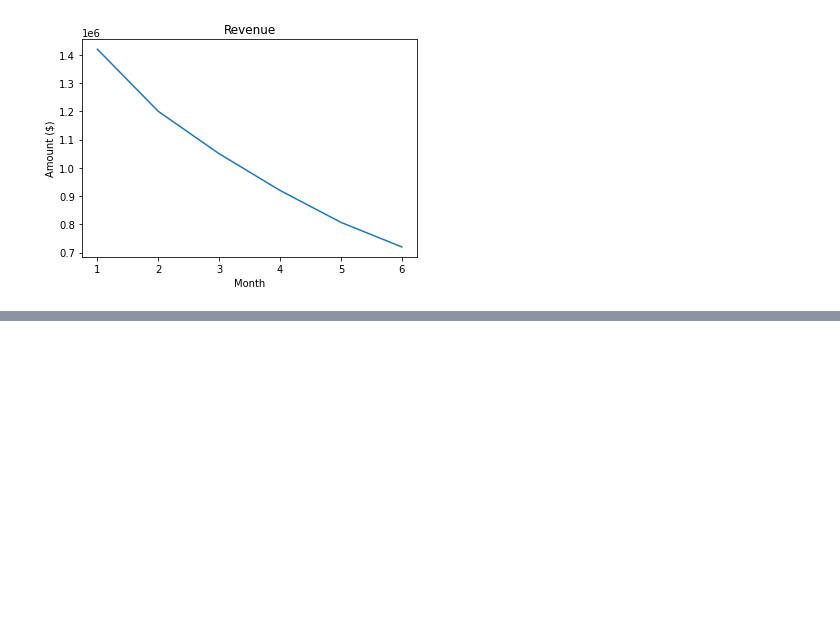
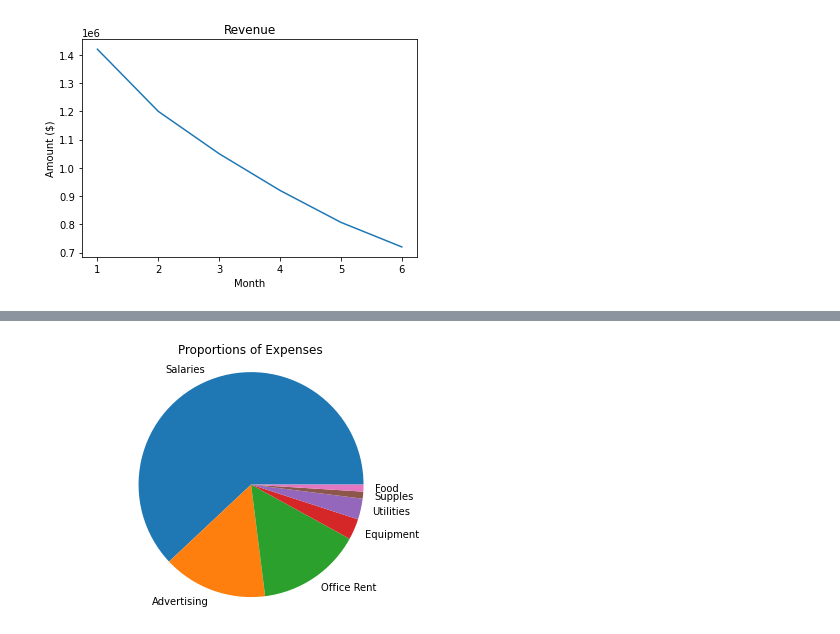
Before and after one commit to joeelorm/Data_Science, a Jupyter notebook: Projects/Start Up Transformation.ipynb, the cells around one changed output, grey strips where cells are left out. Saved outputs shown, nothing was run; the diff lists cells and outputs as text; code cells hidden in the pictures; blank space fills up the shorter version.

```diff
--- a/Projects/Start Up Transformation.ipynb
+++ b/Projects/Start Up Transformation.ipynb
@@ -53,0 +63,3 @@ plt.show()
+# %%
+expense_overview = pd.read_csv('/Users/elorm/Documents/Repos/Datasets/expenses.csv')
+print(expense_overview)
@@ -53,0 +75,12 @@ plt.show()
+# %%
+#Making a pie chart of expenses
+expense_categories = expense_overview['Expense']
+proportions = expense_overview['Proportion']
+plt.clf()
+plt.pie(proportions, labels = expense_categories, normalize = False)
+plt.title('Proportions of Expenses')
+plt.axis('Equal')
+plt.tight_layout()
+plt.show()
+# %% [output]
+[figure, added]
```
Also changed, not shown: parts of 8 cells of this notebook.
